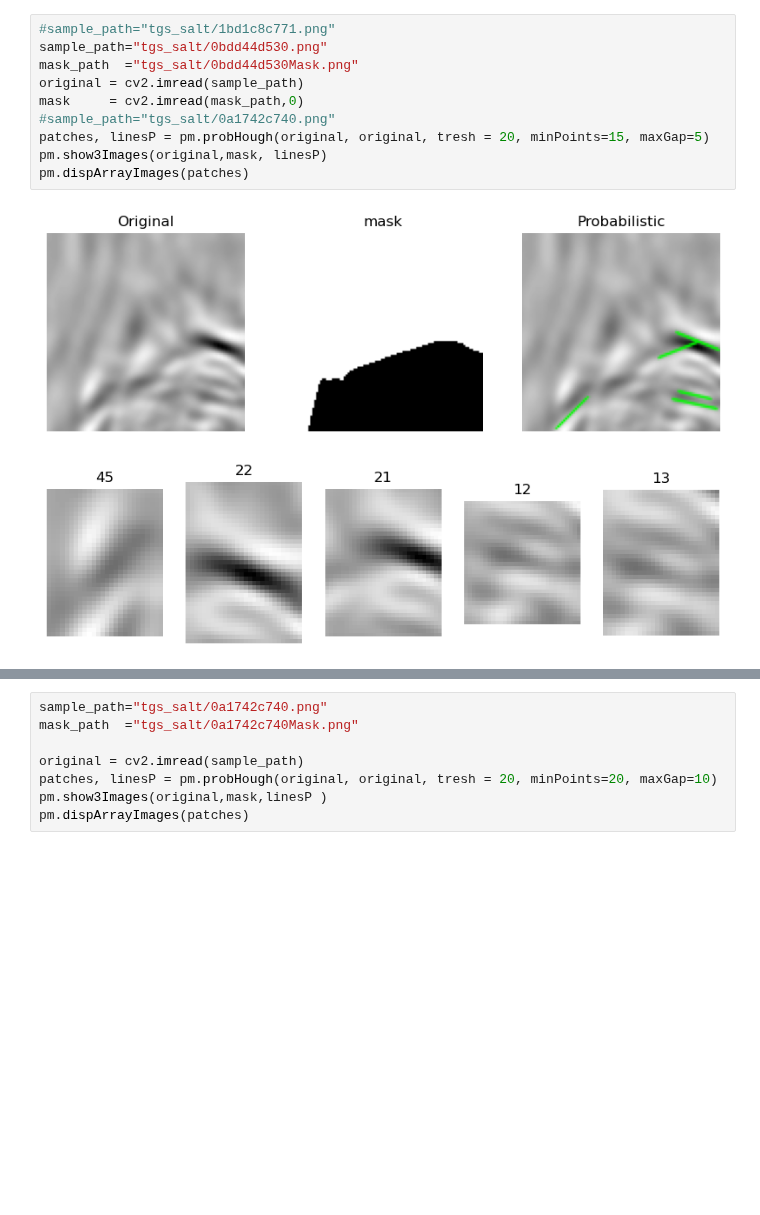
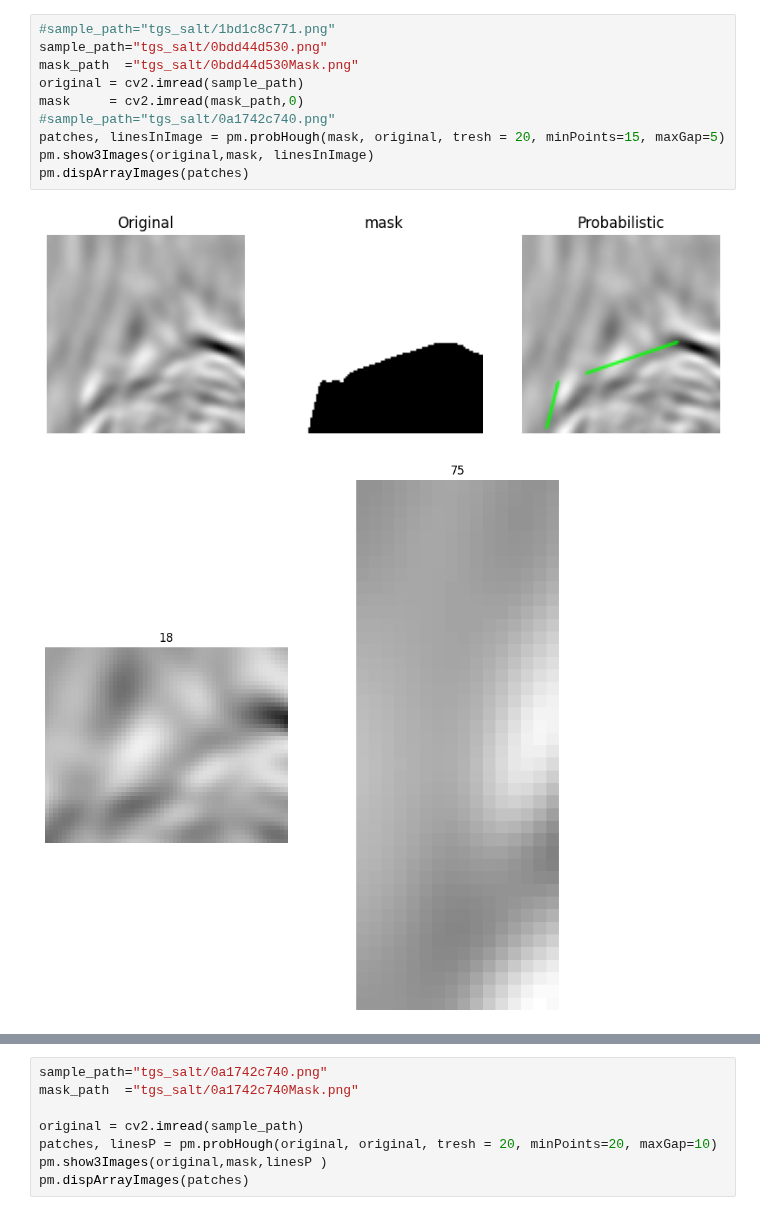
Before and after one commit to lucterres/textureSSD, a Jupyter notebook: angles.ipynb, the cells around one changed output, grey strips where cells are left out. Drawn from its saved outputs; the diff is of its cells as text; blank space fills up the shorter version.

Commit message:
sinthesys with patches

```diff
--- a/angles.ipynb
+++ b/angles.ipynb
@@ -9,16 +29,16 @@ import patchesMethods as pm
 # %%
 #sample_path="tgs_salt/1bd1c8c771.png"
 sample_path="tgs_salt/0bdd44d530.png"
 mask_path  ="tgs_salt/0bdd44d530Mask.png"
 original = cv2.imread(sample_path)
 mask     = cv2.imread(mask_path,0)
 #sample_path="tgs_salt/0a1742c740.png"
-patches, linesP = pm.probHough(original, original, tresh = 20, minPoints=15, maxGap=5)
-pm.show3Images(original,mask, linesP)
+patches, linesInImage = pm.probHough(mask, original, tresh = 20, minPoints=15, maxGap=5)
+pm.show3Images(original,mask, linesInImage)
 pm.dispArrayImages(patches)
 # %% [output]
-[figure, old version]
+[figure, new version]
-[figure, old version]
+[figure, new version]
 # %%
 sample_path="tgs_salt/0bdd44d530.png"
 mask_path  ="tgs_salt/0a1742c740Mask.png"
```
Also changed, not shown: parts of 7 cells of this notebook, 10 other files.
